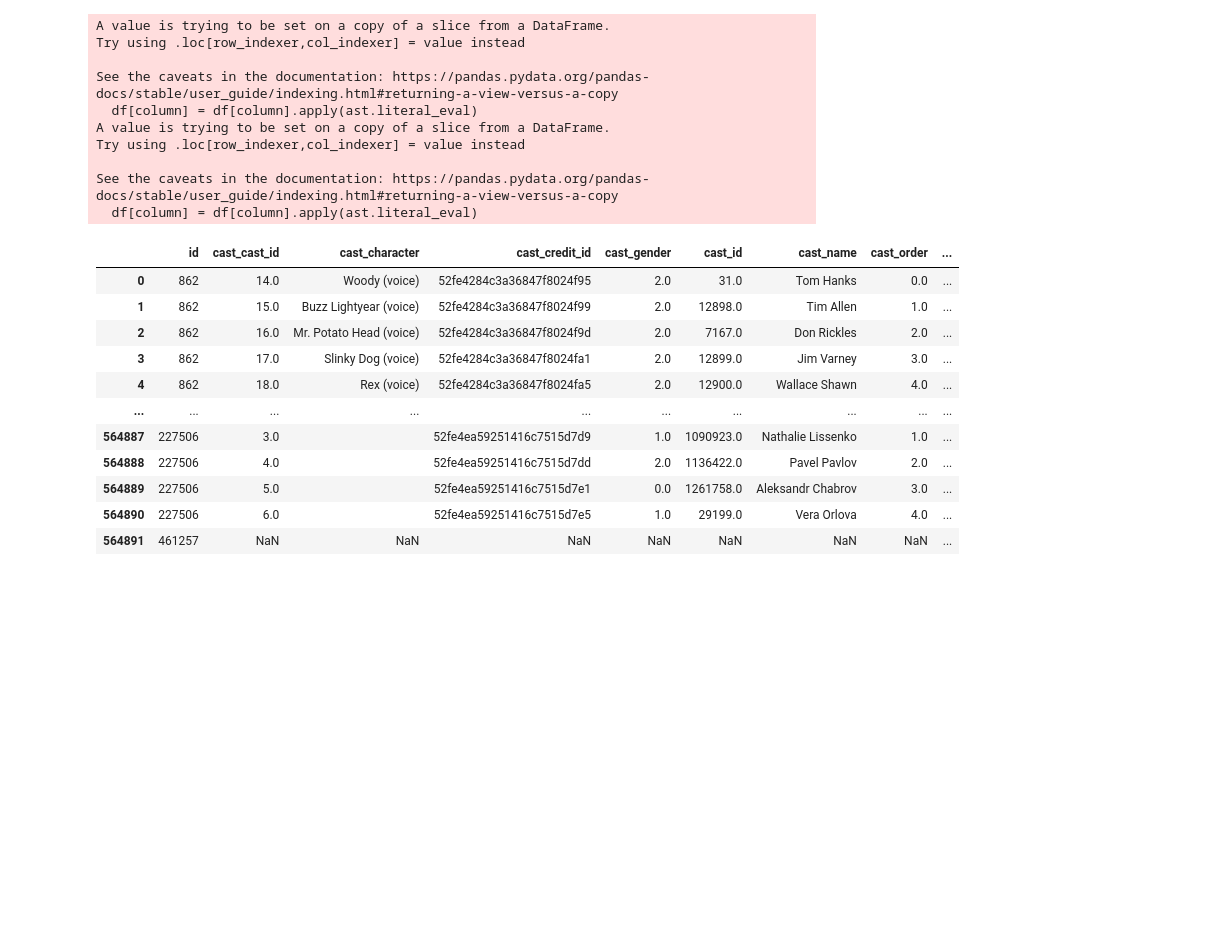
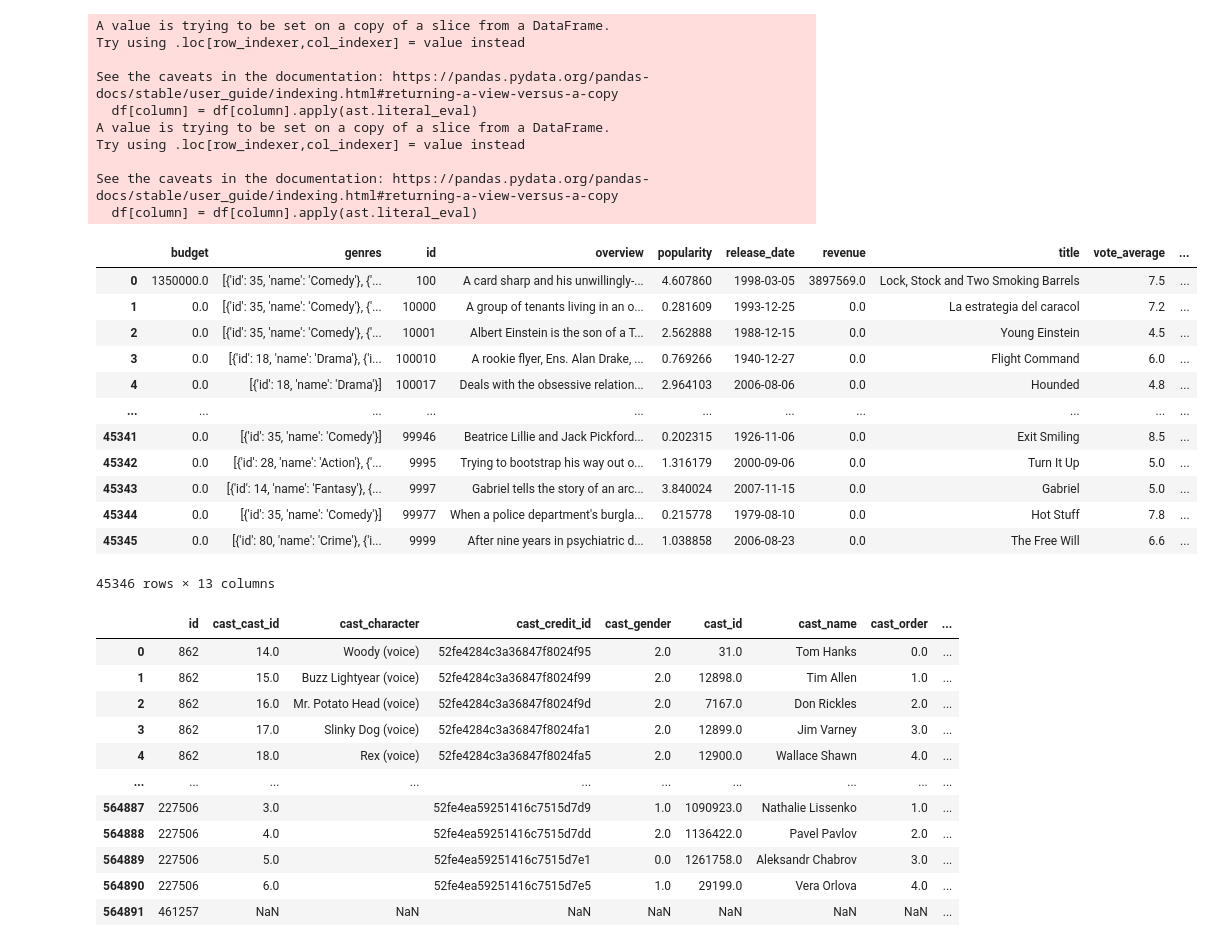
Before and after one commit to mcarruitero/PI1_PT, a Jupyter notebook: 1.ETL/Movies_Credits.ipynb, the cells around one changed output. Drawn from its saved outputs; the diff is of its cells as text; code cells hidden in the pictures; blank space fills up the shorter version.

```diff
--- a/1.ETL/Movies_Credits.ipynb
+++ b/1.ETL/Movies_Credits.ipynb
@@ -113,3 +112,19 @@ vote_average                 0
 vote_count                   0
 release_year                 0
 dtype: int64
+# %%
+def parse_dict_string(value):
+    if pd.isna(value):
+        return None
+    else:
+        return ast.literal_eval(value)
+
+# Para aplicar parse_dict_string para pasar de diccionario a string
+df_movies['genres'] = df_movies['genres'].apply(parse_dict_string)
+
+# Función para extraer los valores de "name" de cada registro
+def extract_name(record):
+    return [item['name'] for item in record]
+
+# Aplicar la función a la columna 'genres' y expandir los resultados en una nueva columna 'name_genres'
+df_movies['name_genres'] = df_movies['genres'].apply(lambda x: extract_name(x))
@@ -221,3 +252,19 @@ Try using .loc[row_indexer,col_indexer] = value instead
 
 See the caveats in the documentation: https://pandas.pydata.org/pandas-docs/stable/user_guide/indexing.html#returning-a-view-versus-a-copy
   df[column] = df[column].apply(ast.literal_eval)
+# %%
+df_movies
+# %% [output]
+|  | budget | genres | id | overview | popularity | release_date | revenue | title | vote_average | ... |
+| 0 | 1350000.0 | [{'id': 35, 'name': 'Comedy'}, {'... | 100 | A card sharp and his unwillingly-... | 4.607860 | 1998-03-05 | 3897569.0 | Lock, Stock and Two Smoking Barrels | 7.5 | ... |
+| 1 | 0.0 | [{'id': 35, 'name': 'Comedy'}, {'... | 10000 | A group of tenants living in an o... | 0.281609 | 1993-12-25 | 0.0 | La estrategia del caracol | 7.2 | ... |
+| 2 | 0.0 | [{'id': 35, 'name': 'Comedy'}, {'... | 10001 | Albert Einstein is the son of a T... | 2.562888 | 1988-12-15 | 0.0 | Young Einstein | 4.5 | ... |
+| 3 | 0.0 | [{'id': 18, 'name': 'Drama'}, {'i... | 100010 | A rookie flyer, Ens. Alan Drake, ... | 0.769266 | 1940-12-27 | 0.0 | Flight Command | 6.0 | ... |
+| 4 | 0.0 | [{'id': 18, 'name': 'Drama'}] | 100017 | Deals with the obsessive relation... | 2.964103 | 2006-08-06 | 0.0 | Hounded | 4.8 | ... |
+| ... | ... | ... | ... | ... | ... | ... | ... | ... | ... | ... |
+| 45341 | 0.0 | [{'id': 35, 'name': 'Comedy'}] | 99946 | Beatrice Lillie and Jack Pickford... | 0.202315 | 1926-11-06 | 0.0 | Exit Smiling | 8.5 | ... |
+| 45342 | 0.0 | [{'id': 28, 'name': 'Action'}, {'... | 9995 | Trying to bootstrap his way out o... | 1.316179 | 2000-09-06 | 0.0 | Turn It Up | 5.0 | ... |
+| 45343 | 0.0 | [{'id': 14, 'name': 'Fantasy'}, {... | 9997 | Gabriel tells the story of an arc... | 3.840024 | 2007-11-15 | 0.0 | Gabriel | 5.0 | ... |
+| 45344 | 0.0 | [{'id': 35, 'name': 'Comedy'}] | 99977 | When a police department's burgla... | 0.215778 | 1979-08-10 | 0.0 | Hot Stuff | 7.8 | ... |
+| 45345 | 0.0 | [{'id': 80, 'name': 'Crime'}, {'i... | 9999 | After nine years in psychiatric d... | 1.038858 | 2006-08-23 | 0.0 | The Free Will | 6.6 | ... |
+45346 rows × 13 columns
```
Also changed, not shown: parts of 5 cells of this notebook, 3 other files.
